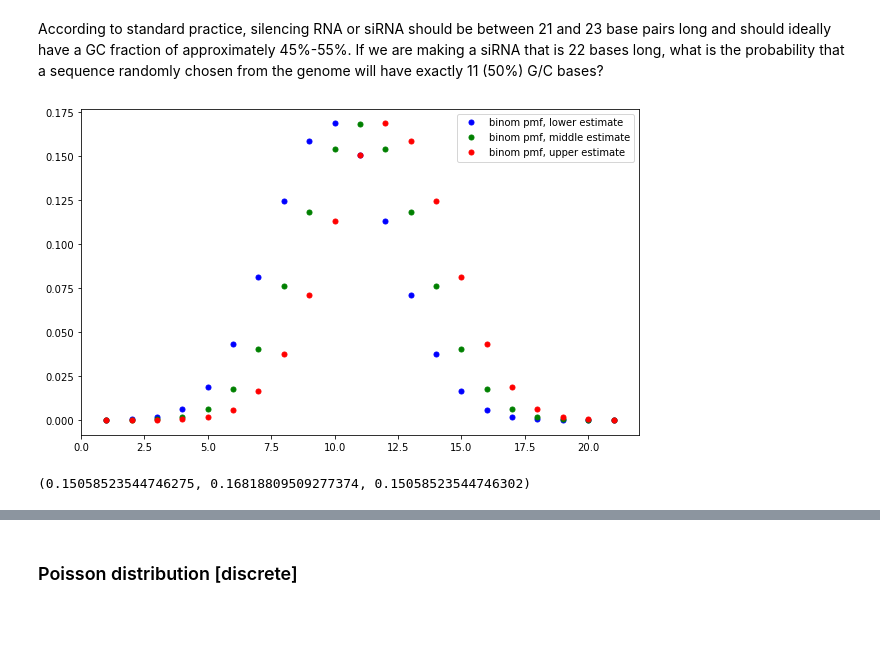
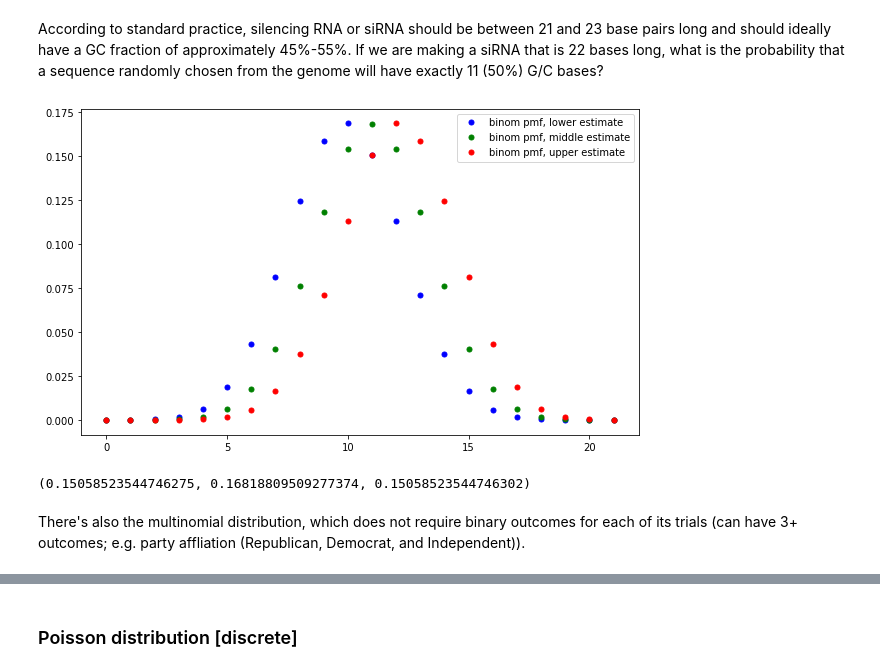
Before and after one commit to jrussell25/qbio-python, a Jupyter notebook: week4/week4_distributions.ipynb, the cells around one changed output, grey strips where cells are left out. Cells and saved outputs as stored; diff of their text form; code cells hidden in the pictures; blank space fills up the shorter version.

```diff
--- a/week4/week4_distributions.ipynb
+++ b/week4/week4_distributions.ipynb
@@ -46,18 +46,18 @@ According to standard practice, silencing RNA or siRNA should be between 21 and
 # %%
 fig, ax = plt.subplots(1, 1, figsize=(10, 6));
 
-x = range(1, 22)
-lower = stats.binom.pmf(x, 22, 0.45)
-upper = stats.binom.pmf(x, 22, 0.55)
-mid = stats.binom.pmf(x, 22, 0.50)
+x = range(0, 22)
+lower = ...
+upper = ...
+mid = ...
 ax.plot(x, lower, 'bo', ms=5, label='binom pmf, lower estimate')
 ax.plot(x, mid, 'go', ms=5, label='binom pmf, middle estimate')
 ax.plot(x, upper, 'ro', ms=5, label='binom pmf, upper estimate')
 plt.legend()
 
 plt.show()
 # %% [output]
-[figure, old version]
+[figure, new version]
 # %%
 # actual probability - even though this value is fairly low, it's relatively high to the rest of the
 # achievable values for this set of trials/sequence length.
@@ -65,2 +67,4 @@ stats.binom.pmf(11, 22, 0.45),  stats.binom.pmf(11, 22, 0.50),  stats.binom.pmf(
 # %% [output]
 (0.15058523544746275, 0.16818809509277374, 0.15058523544746302)
+# %% [markdown]
+There's also the multinomial distribution, which does not require binary outcomes for each of its trials (can have 3+ outcomes; e.g. party affliation (Republican, Democrat, and Independent)).
```
Also changed, not shown: parts of 19 cells of this notebook.
